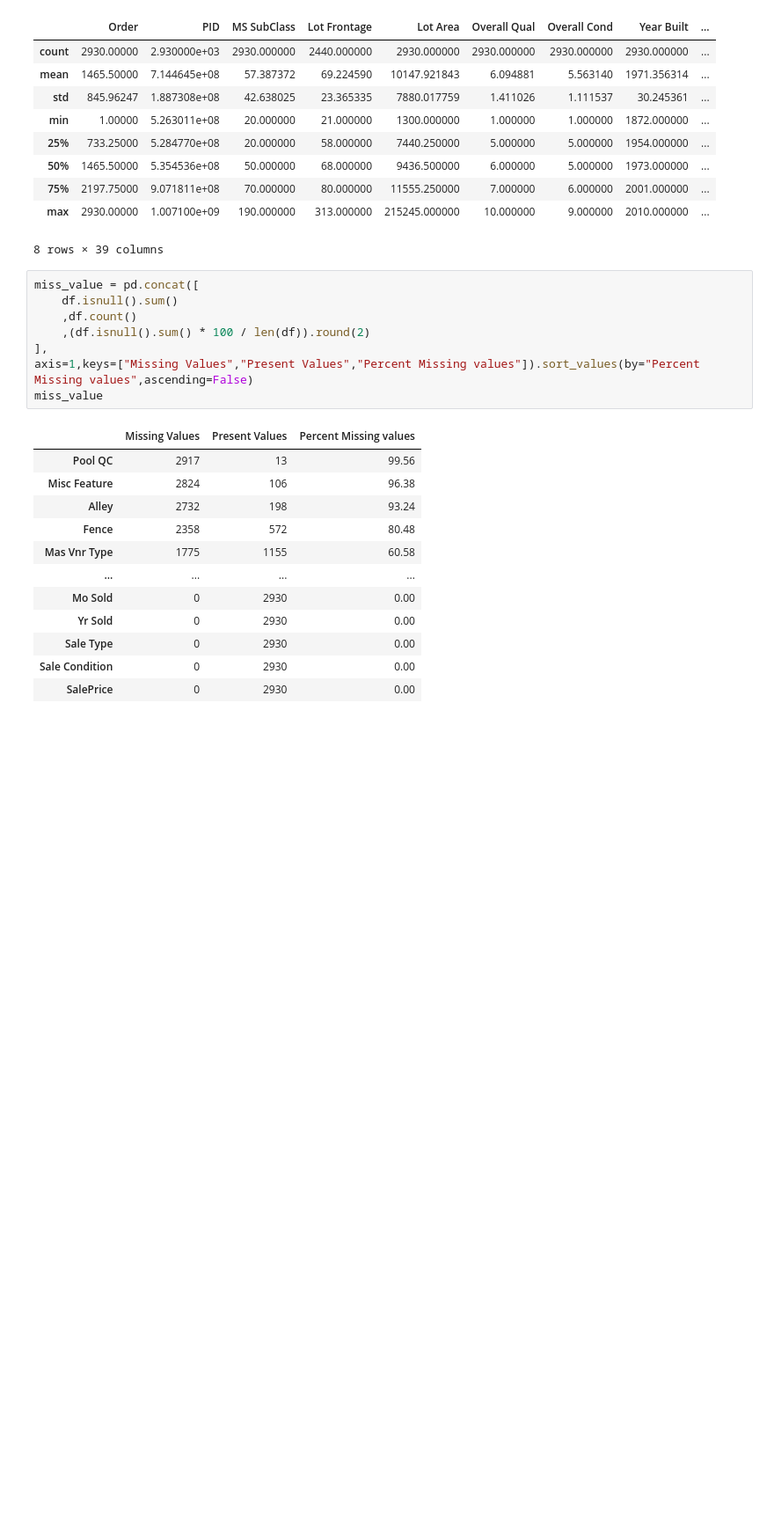
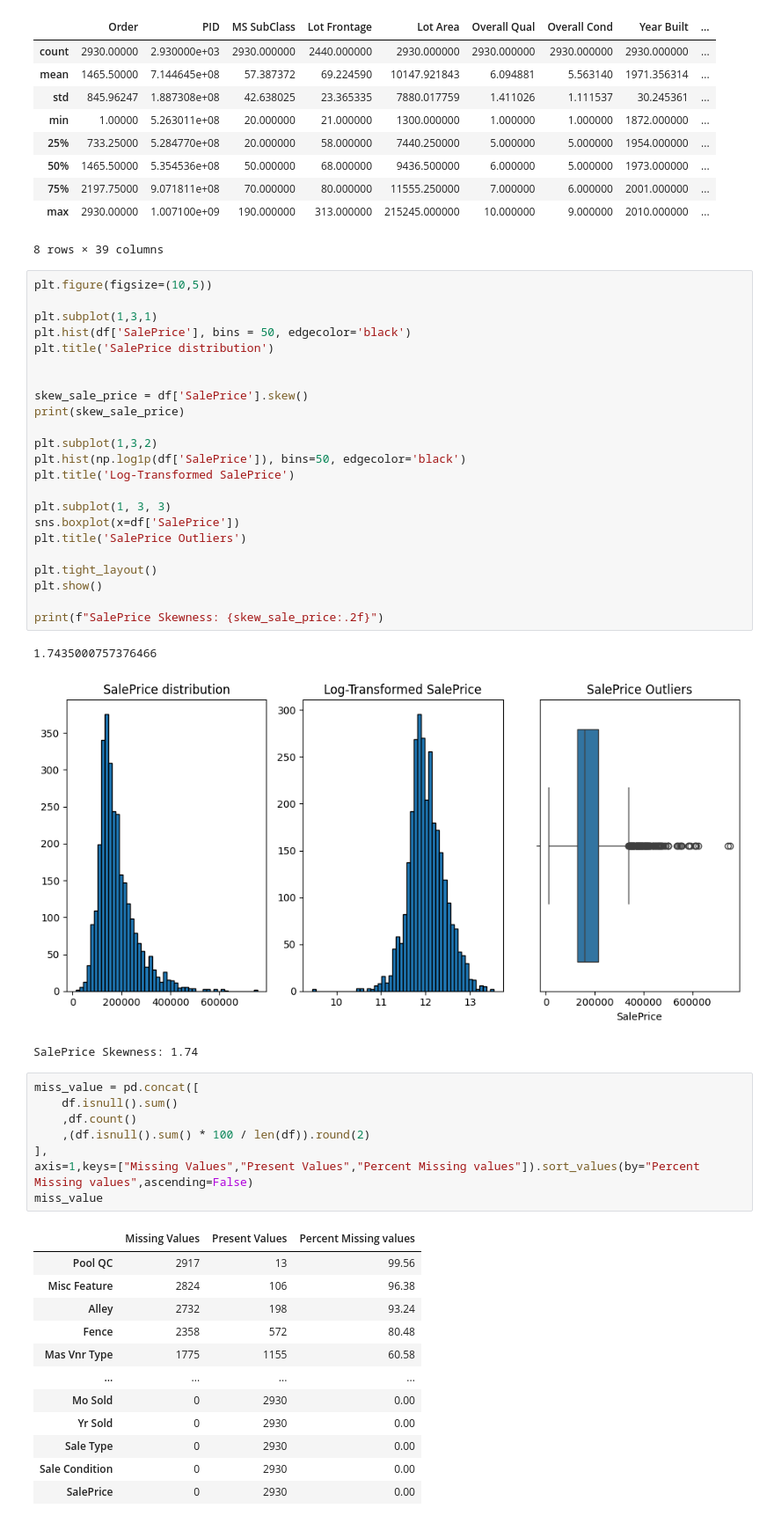
Before and after one commit to Denos-PB/EDA, a Jupyter notebook: EDA.ipynb, the cells around one changed output. Shown at 88% size. Saved outputs shown, nothing was run; the diff lists cells and outputs as text; blank space fills up the shorter version.

```diff
--- a/EDA.ipynb
+++ b/EDA.ipynb
@@ -80,6 +81,33 @@ df.describe()
 | 75% | 2197.75000 | 9.071811e+08 | 70.000000 | 80.000000 | 11555.250000 | 7.000000 | 6.000000 | 2001.000000 | ... |
 | max | 2930.00000 | 1.007100e+09 | 190.000000 | 313.000000 | 215245.000000 | 10.000000 | 9.000000 | 2010.000000 | ... |
 8 rows × 39 columns
+# %%
+plt.figure(figsize=(10,5))
+
+plt.subplot(1,3,1)
+plt.hist(df['SalePrice'], bins = 50, edgecolor='black')
+plt.title('SalePrice distribution')
+
+
+skew_sale_price = df['SalePrice'].skew()
+print(skew_sale_price)
+
+plt.subplot(1,3,2)
+plt.hist(np.log1p(df['SalePrice']), bins=50, edgecolor='black')
+plt.title('Log-Transformed SalePrice')
+
+plt.subplot(1, 3, 3)
+sns.boxplot(x=df['SalePrice'])
+plt.title('SalePrice Outliers')
+
+plt.tight_layout()
+plt.show()
+
+print(f"SalePrice Skewness: {skew_sale_price:.2f}")
+# %% [output]
+1.7435000757376466
+[figure, added]
+SalePrice Skewness: 1.74
 # %%
 miss_value = pd.concat([
     df.isnull().sum()
```
Also changed, not shown: parts of 4 cells of this notebook.
